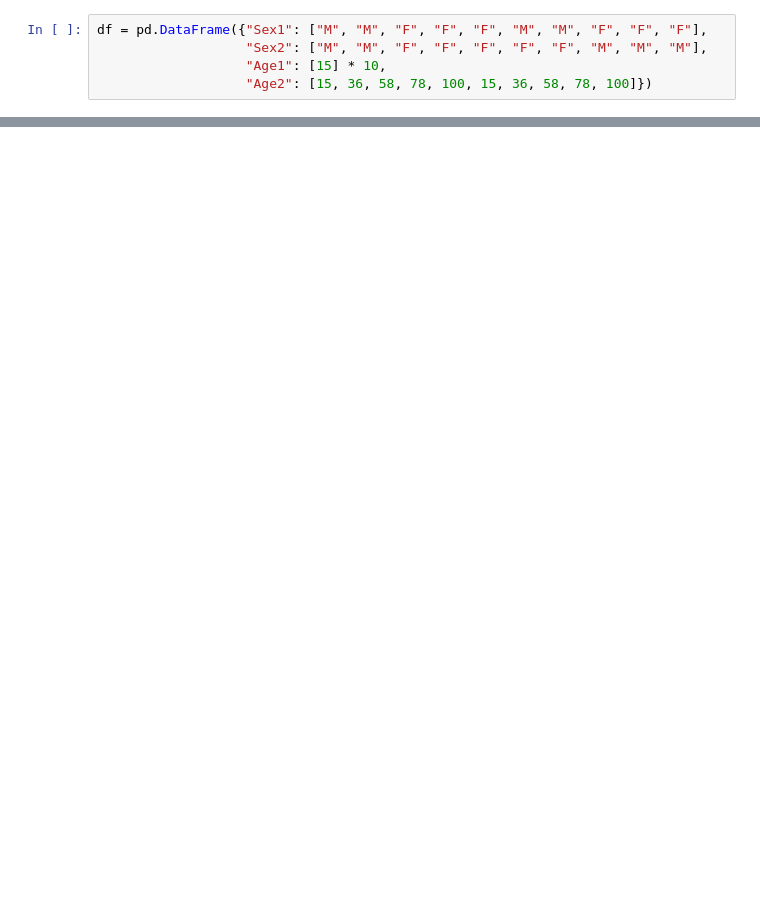
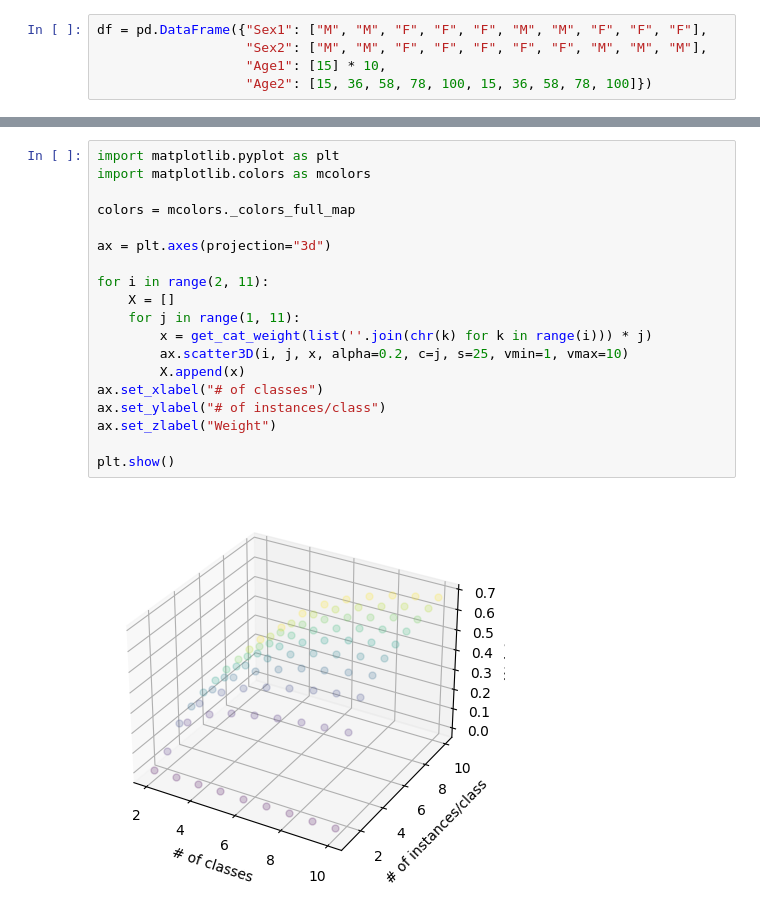
Before and after one commit to chrico-bu-uab/gower, a Jupyter notebook: examples.ipynb, the cells around one changed output, grey strips where cells are left out. Cells and saved outputs as stored; diff of their text form; blank space fills up the shorter version.

```diff
--- a/examples.ipynb
+++ b/examples.ipynb
@@ -91,0 +66,21 @@ plt.show()
+# %%
+import matplotlib.pyplot as plt
+import matplotlib.colors as mcolors
+
+colors = mcolors._colors_full_map
+
+ax = plt.axes(projection="3d")
+
+for i in range(2, 11):
+    X = []
+    for j in range(1, 11):
+        x = get_cat_weight(list(''.join(chr(k) for k in range(i))) * j)
+        ax.scatter3D(i, j, x, alpha=0.2, c=j, s=25, vmin=1, vmax=10)
+        X.append(x)
+ax.set_xlabel("# of classes")
+ax.set_ylabel("# of instances/class")
+ax.set_zlabel("Weight")
+
+plt.show()
+# %% [output]
+[figure, added]
```
Also changed, not shown: parts of 11 cells of this notebook, 4 other files.
